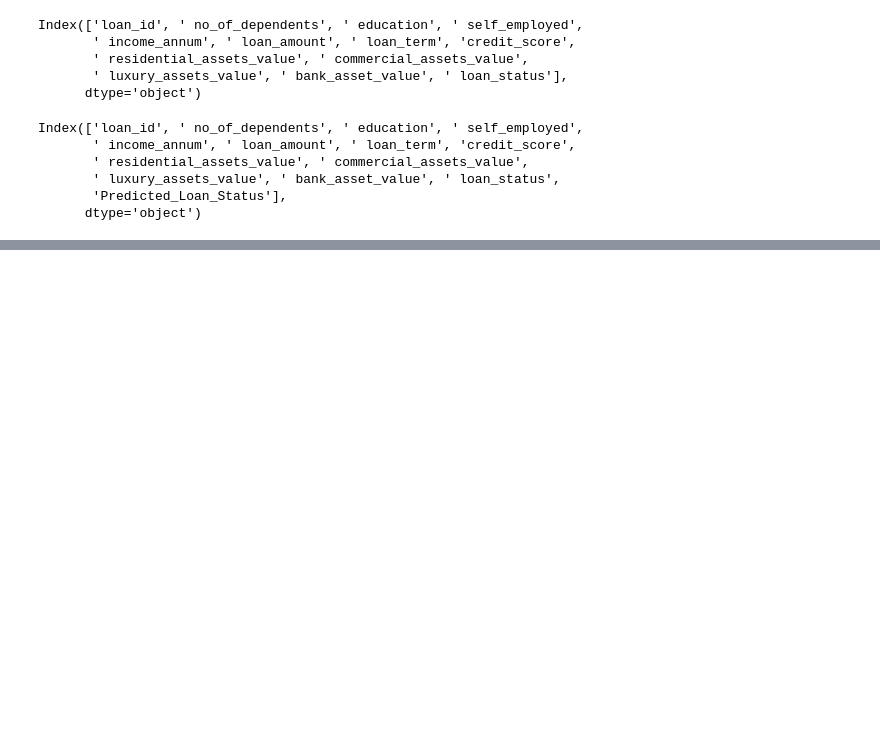
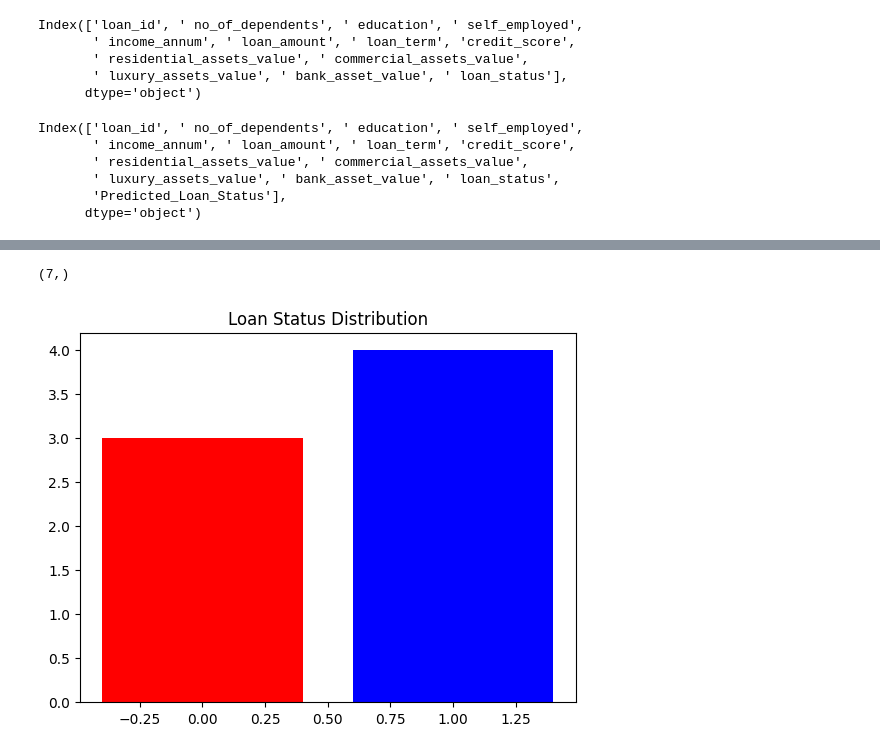
Before and after one commit to mwend-a/Loan_Guard, a Jupyter notebook: Untitled-1.ipynb, the cells around one changed output, grey strips where cells are left out. Cells and saved outputs as stored; diff of their text form; code cells hidden in the pictures; blank space fills up the shorter version.

```diff
--- a/Untitled-1.ipynb
+++ b/Untitled-1.ipynb
@@ -369,5 +360,5 @@ Index(['loan_id', ' no_of_dependents', ' education', ' self_employed',
 # %%
-# Converting self_employed column to numerical
-#label_encoder = LabelEncoder()
-#new_user_df[' self_employed']= label_encoder.fit_transform(new_user_df[' self_employed'])
-#new_user_df
+#Converting self_employed column to numerical
+label_encoder = LabelEncoder()
+new_user_df[' self_employed']= label_encoder.fit_transform(new_user_df[' self_employed'])
+new_user_df
@@ -389,18 +399,18 @@ Index(['loan_id', ' no_of_dependents', ' education', ' self_employed',
 # %%
 #import joblib
 
-# Load the model
-#model = joblib.load('classifier.pkl')
+ #Load the model
+model = joblib.load('classifier.pkl')
 
 # Check the column names in the model
-#print("Model features:", x.columns)
+print("Model features:", x.columns)
 
 # Check the column names in n_x
-#print("n_x columns:", n_x.columns)
+print("n_x columns:", n_x.columns)
 
 # Ensure that the columns in n_x match the columns in the model
-#missing_columns = set(x.columns) - set(n_x.columns)
-#print("Missing columns in n_x:", missing_columns)
+missing_columns = set(x.columns) - set(n_x.columns)
+print("Missing columns in n_x:", missing_columns)
 #if missing_columns:
     #print("Missing columns in n_x:", missing_columns)
     # Handle missing columns by adding them to n_x or removing them from the model's feature_names_in_
@@ -412,4 +434,5 @@ Index(['loan_id', ' no_of_dependents', ' education', ' self_employed',
 # %%
-#model = joblib.load('classifier.pkl')
-#prediction = model.predict(n_x)
-#print(prediction)
+
+model = joblib.load('classifier.pkl')
+prediction = model.predict(n_x)
+print(prediction)
@@ -416,7 +441,4 @@ Index(['loan_id', ' no_of_dependents', ' education', ' self_employed',
 # %%
-#Adding the prediction to the csv file
-
-#new_user_df['loan_status'] = prediction
-
-#new_user_df.to_csv('loan_csv.csv', index= False)
-#new_user_df
+new_user_df['loan_status']= prediction
+new_user_df.to_csv('loan_csv.csv', index = False)
+new_user_df
@@ -426,0 +454,9 @@ Index(['loan_id', ' no_of_dependents', ' education', ' self_employed',
+# %%
+#Generating reports
+loan_count= new_user_df['loan_status'].value_counts()
+plt.bar (loan_count.index,loan_count.values, color = ['blue','red'])
+plt.title('Loan Status Distribution')
+new_user_df['loan_status'].shape
+# %% [output]
+(7,)
+[figure, added]
```
Also changed, not shown: parts of 26 cells of this notebook, 13 other files.
